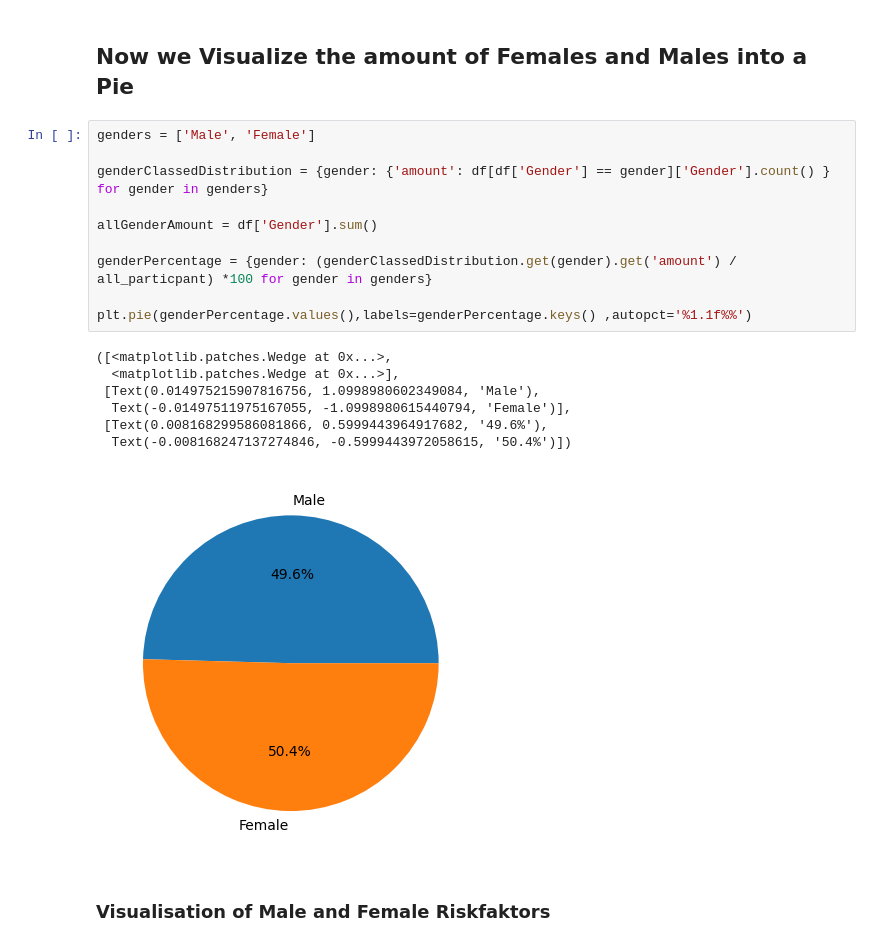
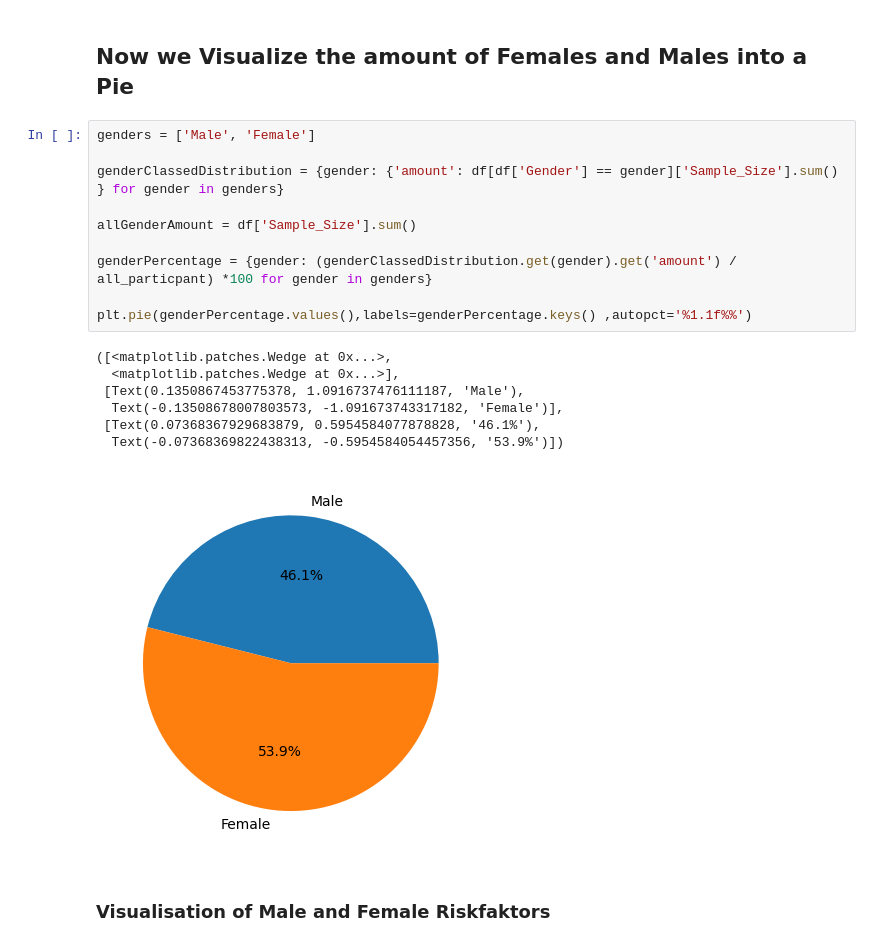
Before and after one commit to AntonioLeoneSolentUni/DataScienceAsseignment, a Jupyter notebook: mainHandin.ipynb, the cells around one changed output. Saved outputs shown, nothing was run; the diff lists cells and outputs as text.

```diff
--- a/mainHandin.ipynb
+++ b/mainHandin.ipynb
@@ -138,21 +134,21 @@ plt.pie(participant_percentage.values(),labels=participant_percentage.keys() ,au
 # %%
 genders = ['Male', 'Female']
 
-genderClassedDistribution = {gender: {'amount': df[df['Gender'] == gender]['Gender'].count() } for gender in genders}
+genderClassedDistribution = {gender: {'amount': df[df['Gender'] == gender]['Sample_Size'].sum() } for gender in genders}
 
-allGenderAmount = df['Gender'].sum()
+allGenderAmount = df['Sample_Size'].sum()
 
 genderPercentage = {gender: (genderClassedDistribution.get(gender).get('amount') / all_particpant) *100 for gender in genders}
 
 plt.pie(genderPercentage.values(),labels=genderPercentage.keys() ,autopct='%1.1f%%')
 # %% [output]
 ([<matplotlib.patches.Wedge at 0x...>,
   <matplotlib.patches.Wedge at 0x...>],
- [Text(0.014975215907816756, 1.0998980602349084, 'Male'),
-  Text(-0.01497511975167055, -1.0998980615440794, 'Female')],
- [Text(0.008168299586081866, 0.5999443964917682, '49.6%'),
-  Text(-0.008168247137274846, -0.5999443972058615, '50.4%')])
+ [Text(0.1350867453775378, 1.0916737476111187, 'Male'),
+  Text(-0.13508678007803573, -1.091673743317182, 'Female')],
+ [Text(0.07368367929683879, 0.5954584077878828, '46.1%'),
+  Text(-0.07368369822438313, -0.5954584054457356, '53.9%')])
-[figure, old version]
+[figure, new version]
 # %% [markdown]
 ### Visualisation of Male and Female Riskfaktors
 # %%
```
Also changed, not shown: parts of 11 cells of this notebook.
